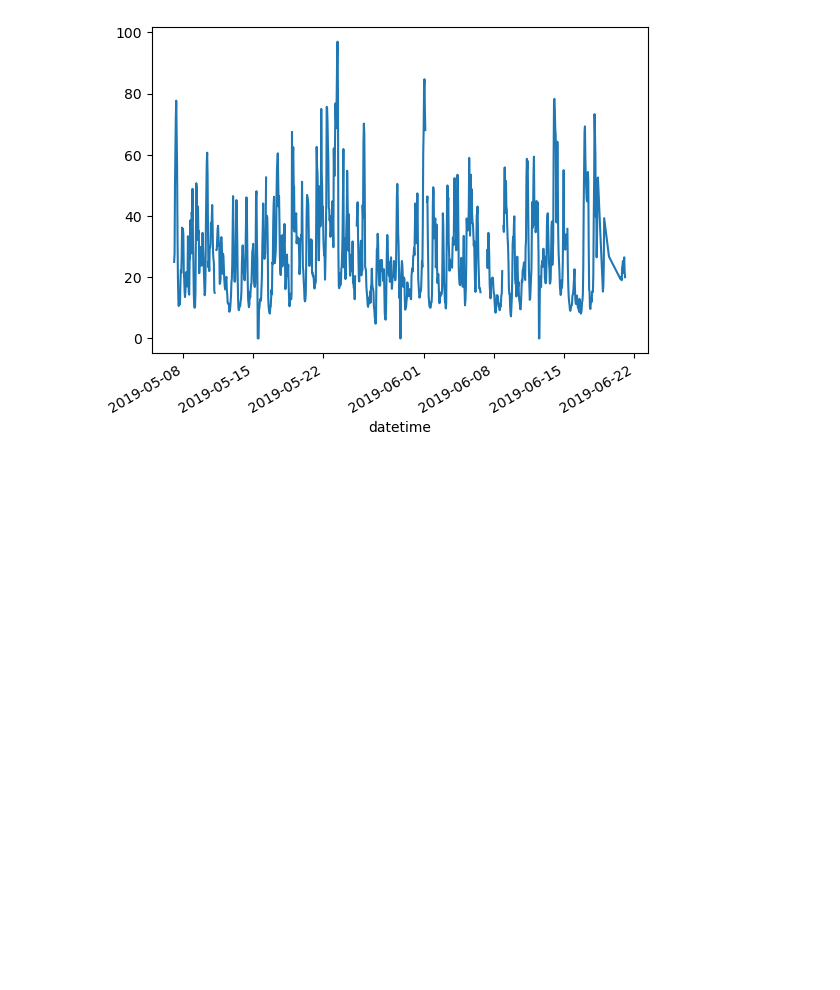
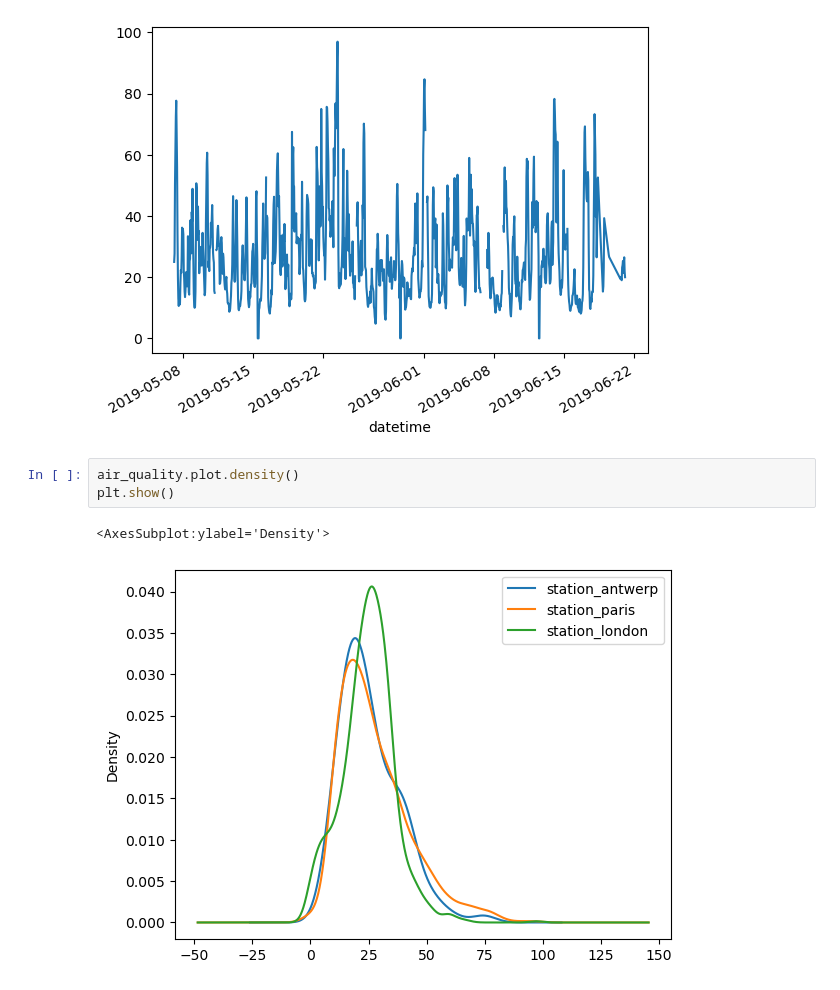
Before and after one commit to Princedave101/JupiterNotebook-python-project, a Jupyter notebook: learning pandas.ipynb, the cells around one changed output. Cells and saved outputs as stored; diff of their text form; blank space fills up the shorter version.

```diff
--- a/learning pandas.ipynb
+++ b/learning pandas.ipynb
@@ -638,3 +677,9 @@ air_quality["station_paris"].plot()
 plt.show()
 # %% [output]
 [figure]
+# %%
+air_quality.plot.density()
+plt.show()
+# %% [output]
+<AxesSubplot:ylabel='Density'>
+[figure, added]
```
Also changed, not shown: parts of 11 cells of this notebook.
